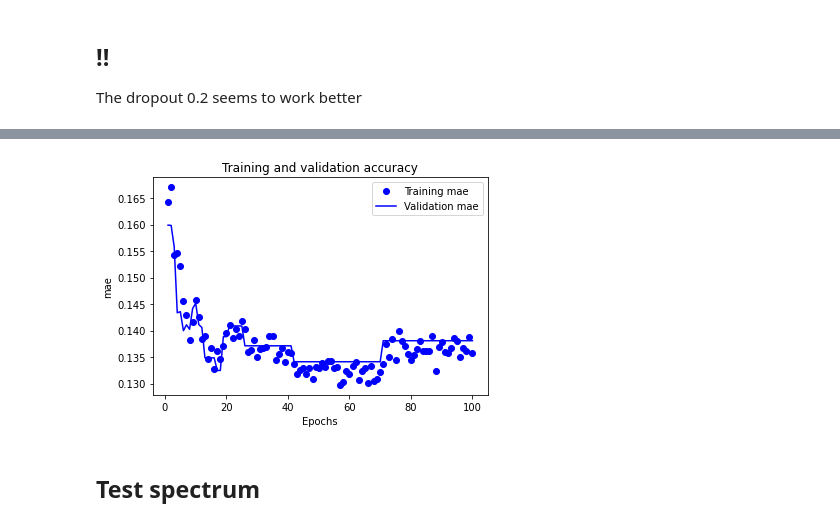
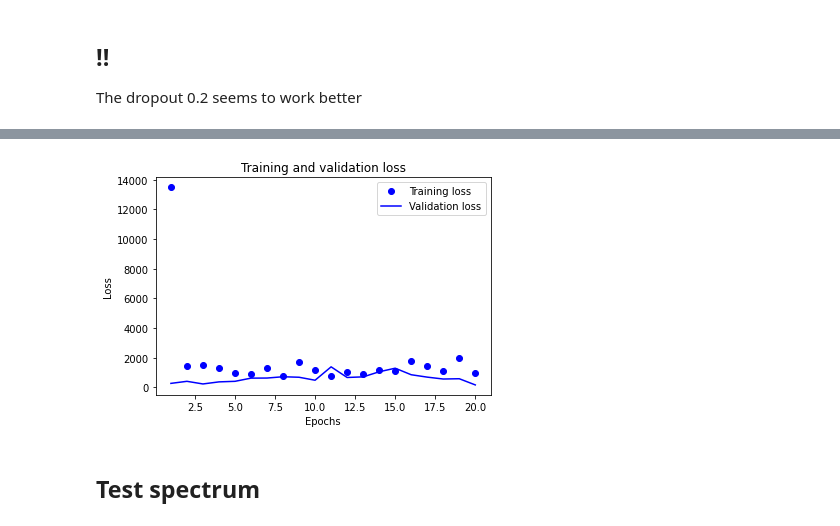
Before and after one commit to chiarabadiali/comp_scatt_ML, a Jupyter notebook: Comp_Scatt_NeuralNetwork_Regression.ipynb, the cells around one changed output, grey strips where cells are left out. Drawn from its saved outputs; the diff is of its cells as text; code cells hidden in the pictures.

```diff
--- a/Comp_Scatt_NeuralNetwork_Regression.ipynb
+++ b/Comp_Scatt_NeuralNetwork_Regression.ipynb
@@ -169,20 +169,26 @@ The dropout 0.2 seems to work better
 def build_model() :
     model = models.Sequential()
     model.add (layers.Dense (6, activation = "sigmoid" , input_shape = x.shape))
-    model.add(layers.Dropout(0.2))
+    model.add (layers.Dropout(0.2))
     model.add (layers.Dense (12, activation = "relu"))
-    model.add(layers.Dropout(0.2))
+    model.add (layers.Dropout(0.2))
     model.add (layers.Dense (24, activation = "relu"))
-    model.add(layers.Dropout(0.2))
-    model.add (layers.Dense (12, activation = "relu"))
-    model.add(layers.Dropout(0.2))
+    model.add (layers.Dropout(0.2))
+    model.add (layers.Dense (24, activation = "relu"))
+    model.add (layers.Dropout(0.2))
     model.add (layers.Dense (6, activation = "relu"))
-    model.add(layers.Dropout(0.2))
+    model.add (layers.Dropout(0.2))
+    model.add (layers.Dense (6, activation = "relu"))
+    model.add (layers.Dropout(0.2))
+    model.add (layers.Dense (6, activation = "relu"))
+    model.add (layers.Dropout(0.2))
+    model.add (layers.Dense (6, activation = "relu"))
+    model.add (layers.Dropout(0.2))
     model.add (layers.Dense (3))
-    model.compile(optimizer = "rmsprop" , loss = "binary_crossentropy" , metrics =["mae"])
+    model.compile(optimizer = "adam" , loss = "mape" , metrics =["mae"])
     return model
 # %%
 model = build_model ()
-history = model.fit ( x_train, y_train, epochs = 100, batch_size = 332, validation_data = (x_val, y_val) )
+history = model.fit ( x_train, y_train, epochs = 20, batch_size = 64, validation_data = (x_val, y_val) )
 model.save("regr.h5")
 # %% [output]
@@ -206,21 +212,26 @@ Epoch 100/100
 # %%
 import matplotlib.pyplot as plt
 
-mae = history.history['mae']
-val_mae = history.history['val_mae']
+loss = history.history['loss']
+val_loss = history.history['val_loss']
 
-epochs = range(1, len(mae) + 1)
+epochs = range(1, len(loss) + 1)
 
-plt.plot(epochs, mae, 'bo', label='Training mae')
-plt.plot(epochs, val_mae, 'b', label='Validation mae')
-plt.title('Training and validation accuracy')
+loss = history.history['loss']
+val_loss = history.history['val_loss']
+
+
+
+plt.plot(epochs, loss, 'bo', label='Training loss')
+plt.plot(epochs, val_loss, 'b', label='Validation loss')
+plt.title('Training and validation loss')
 plt.xlabel('Epochs')
-plt.ylabel('mae')
+plt.ylabel('Loss')
 plt.legend()
 
 plt.show()
 # %% [output]
-[figure, old version]
+[figure, new version]
 # %% [markdown]
 ## Test spectrum
 # %%
```
Also changed, not shown: parts of 3 cells of this notebook.
